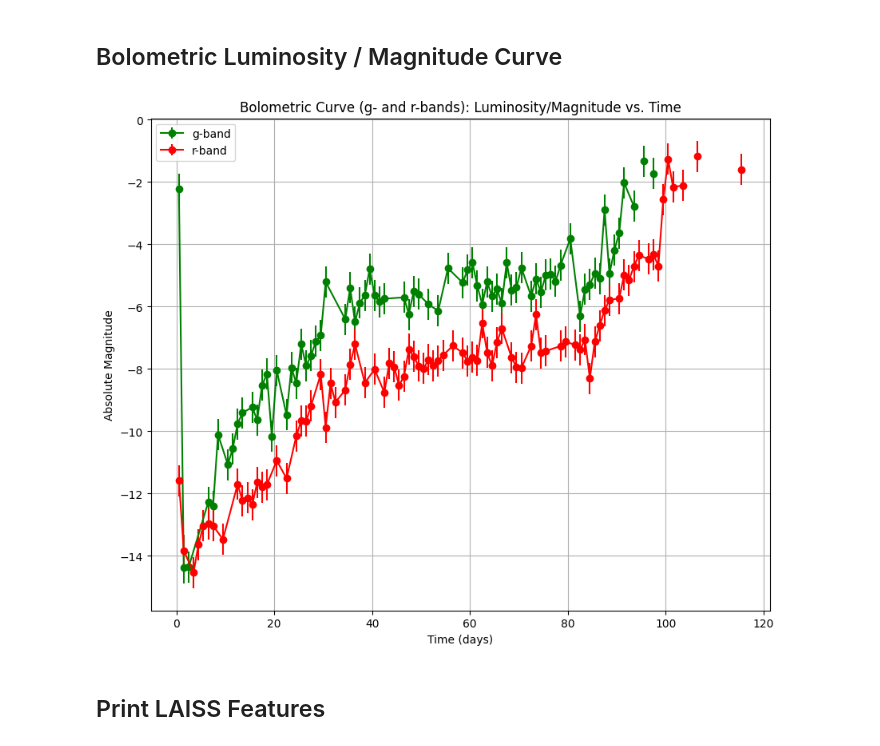
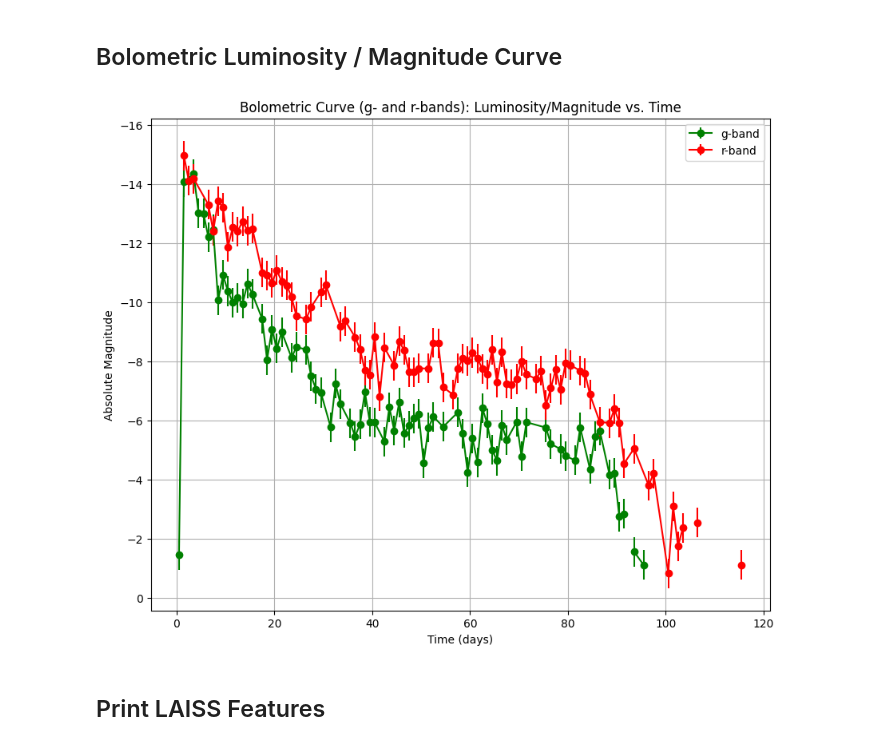
Before and after one commit to evan-reynolds/laiss_timedomainanomalies, a Jupyter notebook: notebooks/evan_research.ipynb, the cells around one changed output. Saved outputs shown, nothing was run; the diff lists cells and outputs as text; code cells hidden in the pictures.

```diff
--- a/notebooks/evan_research.ipynb
+++ b/notebooks/evan_research.ipynb
@@ -249,34 +233,36 @@ def plot_bolometric_curve(filename, magnitude=False, noise_stddev=0.5, drop_frac
     else:
         if magnitude:
             plt.errorbar(unique_times, bolometric_magnitude, yerr=noise_stddev, marker='o', linestyle='-', color='blue')
             plt.ylabel('Absolute Magnitude')
             plt.title('Bolometric Curve (Total): Magnitude vs. Time')
         else:
             plt.errorbar(unique_times, bolometric_luminosity, yerr=noise_stddev, marker='o', linestyle='-', color='blue')
             plt.ylabel('Luminosity (erg/s)')
             plt.title('Bolometric Curve (Total): Luminosity vs. Time')
 
     plt.xlabel('Time (days)')
     plt.grid(True)
     if separate_bands:
         plt.legend()
+    if magnitude:
+        plt.gca().invert_yaxis()
     plt.show()
 
     # Returning
     if separate_bands:
         if magnitude:
             return g_magnitude, r_magnitude
         else:
             return g_luminosity, r_luminosity
     else:
         if magnitude:
             return bolometric_magnitude
         else:
             return bolometric_luminosity
 
 g_mag, r_mag = plot_bolometric_curve("../data/sed_m60.0_mrp5.57_m560.000.dat", separate_bands=True, magnitude=True)
 # %% [output]
-[figure, old version]
+[figure, new version]
 # %% [markdown]
 ## Print LAISS Features
 # %%
```
Also changed, not shown: parts of 3 cells of this notebook, 3 other files.
